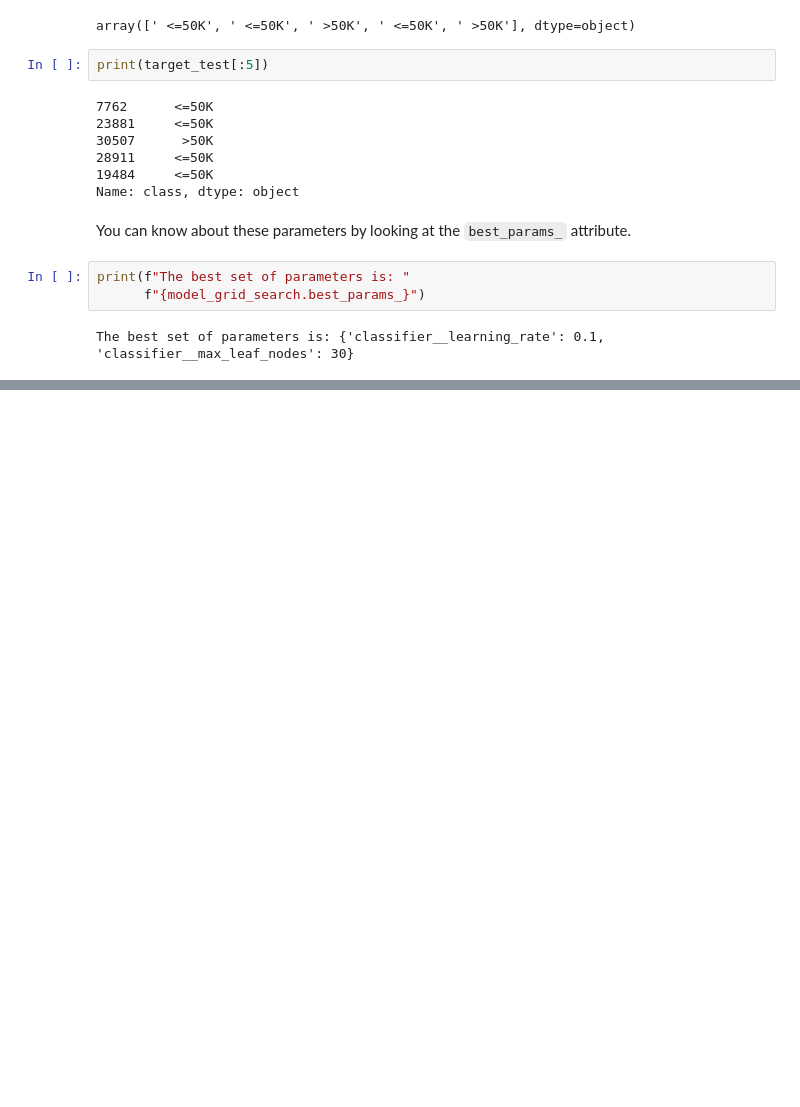
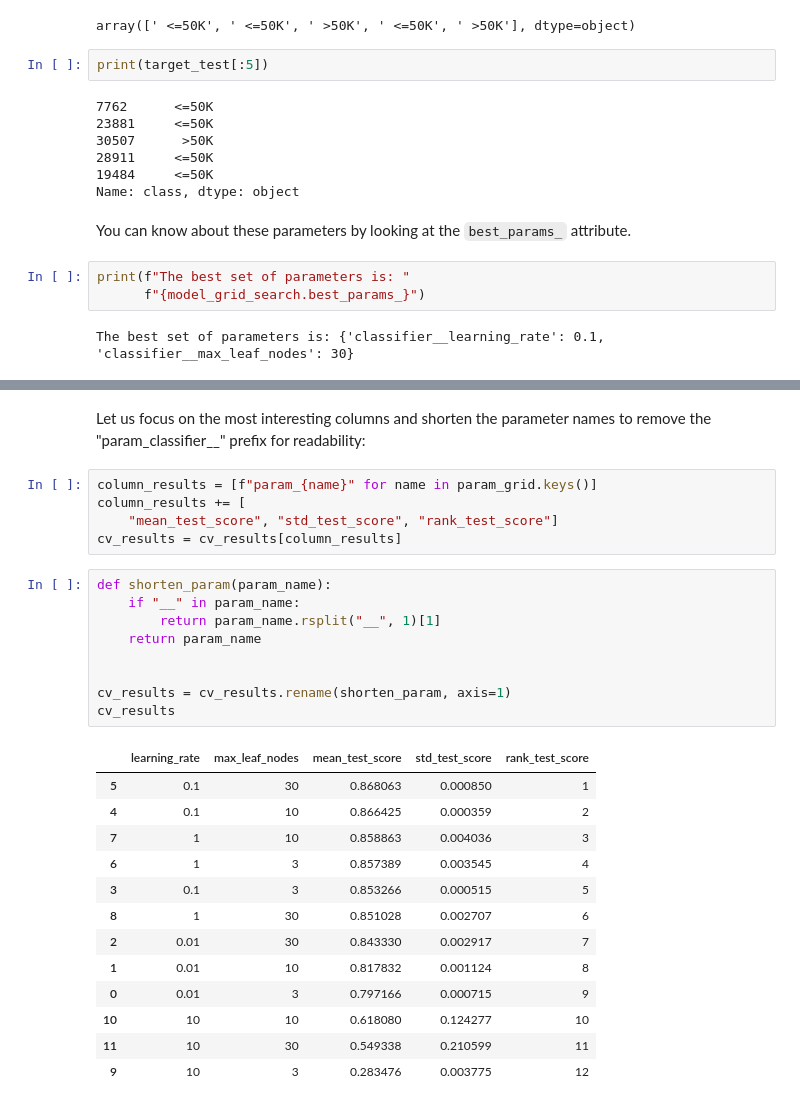
Before and after one commit to skacem/Learning-Machine-Learning, a Jupyter notebook: Scikit-learn/302_grid_search.ipynb, the cells around one changed output, grey strips where cells are left out. Saved outputs shown, nothing was run; the diff lists cells and outputs as text; blank space fills up the shorter version.

```diff
--- a/Scikit-learn/302_grid_search.ipynb
+++ b/Scikit-learn/302_grid_search.ipynb
@@ -173,0 +187,30 @@ The best set of parameters is: {'classifier__learning_rate': 0.1, 'classifier__m
+# %% [markdown]
+Let us focus on the most interesting columns and shorten the parameter names to remove the "param_classifier__" prefix for readability:
+# %%
+column_results = [f"param_{name}" for name in param_grid.keys()]
+column_results += [
+    "mean_test_score", "std_test_score", "rank_test_score"]
+cv_results = cv_results[column_results]
+# %%
+def shorten_param(param_name):
+    if "__" in param_name:
+        return param_name.rsplit("__", 1)[1]
+    return param_name
+
+
+cv_results = cv_results.rename(shorten_param, axis=1)
+cv_results
+# %% [output]
+|  | learning_rate | max_leaf_nodes | mean_test_score | std_test_score | rank_test_score |
+| 5 | 0.1 | 30 | 0.868063 | 0.000850 | 1 |
+| 4 | 0.1 | 10 | 0.866425 | 0.000359 | 2 |
+| 7 | 1 | 10 | 0.858863 | 0.004036 | 3 |
+| 6 | 1 | 3 | 0.857389 | 0.003545 | 4 |
+| 3 | 0.1 | 3 | 0.853266 | 0.000515 | 5 |
+| 8 | 1 | 30 | 0.851028 | 0.002707 | 6 |
+| 2 | 0.01 | 30 | 0.843330 | 0.002917 | 7 |
+| 1 | 0.01 | 10 | 0.817832 | 0.001124 | 8 |
+| 0 | 0.01 | 3 | 0.797166 | 0.000715 | 9 |
+| 10 | 10 | 10 | 0.618080 | 0.124277 | 10 |
+| 11 | 10 | 30 | 0.549338 | 0.210599 | 11 |
+| 9 | 10 | 3 | 0.283476 | 0.003775 | 12 |
```
Also changed, not shown: parts of 6 cells of this notebook.
